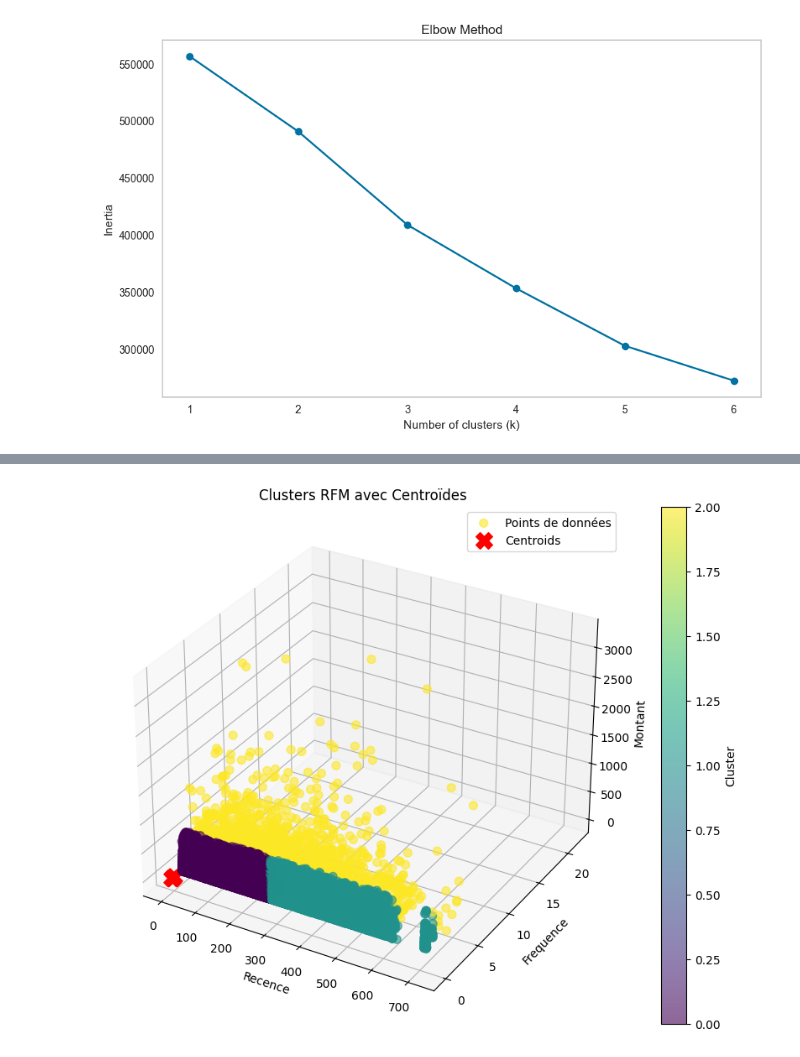
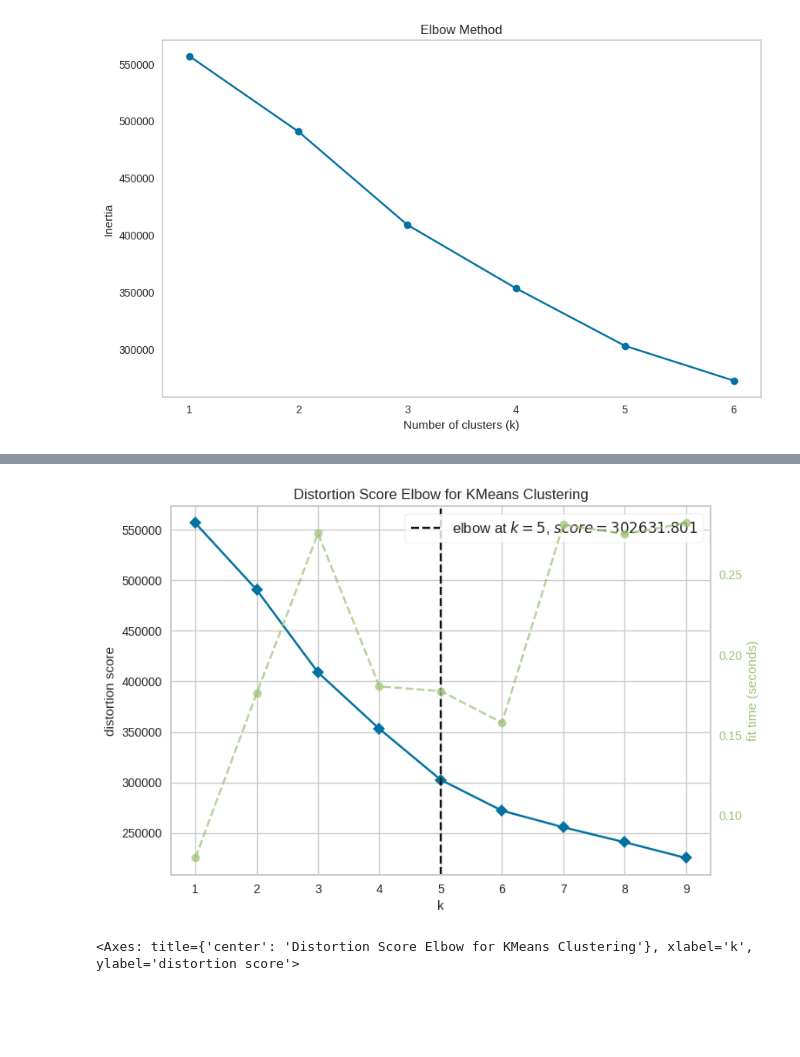
Before and after one commit to sam974/p5-customer-segmentation, a Jupyter notebook: Judith_Samuel_3_notebook_essais_052025.ipynb, the cells around one changed output, grey strips where cells are left out. Cells and saved outputs as stored; diff of their text form; code cells hidden in the pictures; blank space fills up the shorter version.

```diff
--- a/Judith_Samuel_3_notebook_essais_052025.ipynb
+++ b/Judith_Samuel_3_notebook_essais_052025.ipynb
@@ -379,7 +347,7 @@ import pandas as pd
 from sklearn.preprocessing import StandardScaler
 
 # Connexion à la base
-conn = sqlite3.connect('../dev/input/olist.db')
+conn = sqlite3.connect('./dev/input/olist.db')
 
 query = """
 WITH from_now AS (
@@ -738,48 +536,10 @@ ValueError: Found input variables with inconsistent numbers of samples: [7030, 6
-# %%
-import matplotlib.pyplot as plt
-from mpl_toolkits.mplot3d import Axes3D
-import pandas as pd
-
-# Supposons que rfm_scored est votre DataFrame et que vous avez déjà calculé les clusters
-# features_scaled est votre ensemble de données normalisées
-# kmeans est votre modèle KMeans ajusté
-
-# Tracer les points de données
-fig = plt.figure(figsize=(12, 8))
-ax = fig.add_subplot(111, projection='3d')
-
-# Tracer les points de données colorés par cluster
-scatter = ax.scatter(
-    df_no_outliers['recence'],
-    df_no_outliers['frequence'],
-    df_no_outliers['montant'],
-    c=df_no_outliers['cluster'],
-    cmap='viridis',
-    s=50,
-    alpha=0.6,
-    label='Points de données'
-)
-
-# Tracer les centroïdes
-centroids = kmeans.cluster_centers_
-ax.scatter(
-    centroids[:, 0],
-    centroids[:, 1],
-    centroids[:, 2],
-    c='red',
-    s=200,
-    alpha=1,
-    marker='X',
-    label='Centroids'
-)
-
-# Ajouter des labels et un titre
-ax.set_xlabel('Recence')
-ax.set_ylabel('Frequence')
-ax.set_zlabel('Montant')
-ax.set_title('Clusters RFM avec Centroïdes')
-plt.colorbar(scatter, ax=ax, label='Cluster')
-plt.legend()
-plt.show()
-# %% [output]
-[figure, removed]
+# %%
+
+from yellowbrick.cluster import KElbowVisualizer, SilhouetteVisualizer
+visualizer = KElbowVisualizer(kmeans, k=(1,10))
+
+visualizer.fit(features_scaled)    # Fit the df_no_outliers to the visualizer
+visualizer.poof()    # Draw/show/poof the df_no_outliers
+# %% [output]
+[figure, added]
+<Axes: title={'center': 'Distortion Score Elbow for KMeans Clustering'}, xlabel='k', ylabel='distortion score'>
```
Also changed, not shown: parts of 23 cells of this notebook, 1 other file.
